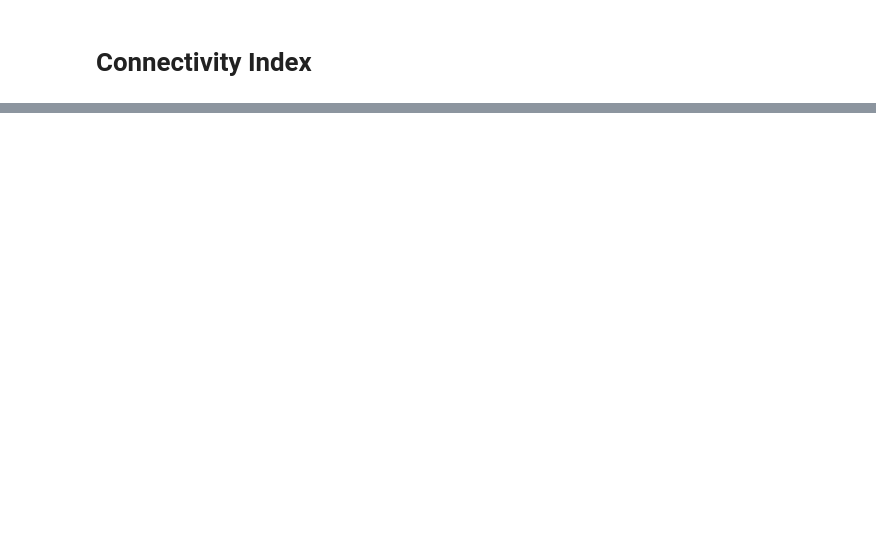
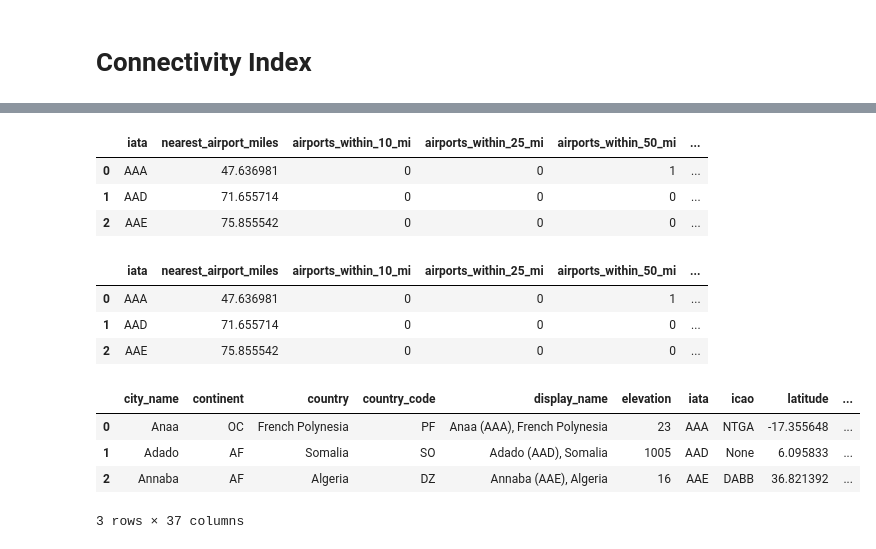
Before and after one commit to statzenthusiast921/Airport_Accessibility_Project, a Jupyter notebook: scripts/load_airports.ipynb, the cells around one changed output, grey strips where cells are left out. Drawn from its saved outputs; the diff is of its cells as text; code cells hidden in the pictures; blank space fills up the shorter version.

```diff
--- a/scripts/load_airports.ipynb
+++ b/scripts/load_airports.ipynb
@@ -198,0 +284,7 @@ what_did_i_do[what_did_i_do['iata']=="CEC"]
+# %%
+# Keep only the new columns when merging
+dist_cols = ["nearest_airport_miles", "airports_within_10_mi", "airports_within_25_mi",
+             "airports_within_50_mi", "airports_within_100_mi", "airports_within_250_mi", "airports_within_500_mi"]
+print(master_air_df.shape)
+master_air_df = master_air_df.merge(airports[["iata"] + dist_cols], on="iata", how="left")
+print(master_air_df.shape)
@@ -199,3 +315,57 @@ what_did_i_do[what_did_i_do['iata']=="CEC"]
+# %%
+# Components (higher = more redundancy)
+origins["c1"] = 1 / (1 + origins["nearest_airport_miles"])
+origins["c2"] = np.log1p(
+    (4 * origins["airports_within_10_mi"]) +
+    (3 * origins["airports_within_25_mi"]) +
+    (2 * origins["airports_within_50_mi"]) +
+    (1 * origins["airports_within_100_mi"]) +
+    (0.5 * origins["airports_within_250_mi"]) +
+    (0.25 * origins["airports_within_500_mi"])
+)
+origins["c3"] = 1 / (1 + origins["avg_route_miles"])
+origins["c4"] = origins["connectivity_index"]
+origins.head(3)
+# %% [output]
+|  | iata | nearest_airport_miles | airports_within_10_mi | airports_within_25_mi | airports_within_50_mi | ... |
+| 0 | AAA | 47.636981 | 0 | 0 | 1 | ... |
+| 1 | AAD | 71.655714 | 0 | 0 | 0 | ... |
+| 2 | AAE | 75.855542 | 0 | 0 | 0 | ... |
+# %%
+# Min-max normalize
+for col in ["c1", "c2", "c3", "c4"]:
+    lo, hi = origins[col].min(), origins[col].max()
+    origins[col + "_n"] = (origins[col] - lo) / (hi - lo) if hi > lo else 0.5
+
+# Weighted score
+weights = [0.25, 0.30, 0.20, 0.25]
+origins["redundancy_score"] = (
+    weights[0] * origins["c1_n"]
+    + weights[1] * origins["c2_n"]
+    + weights[2] * origins["c3_n"]
+    + weights[3] * origins["c4_n"]
+)
+
+lo = origins["redundancy_score"].min()
+hi = origins["redundancy_score"].max()
+origins["redundancy_score"] = (origins["redundancy_score"] - lo) / (hi - lo) * 100 if hi > lo else 50
+
+
+origins.head(3)
+# %% [output]
+|  | iata | nearest_airport_miles | airports_within_10_mi | airports_within_25_mi | airports_within_50_mi | ... |
+| 0 | AAA | 47.636981 | 0 | 0 | 1 | ... |
+| 1 | AAD | 71.655714 | 0 | 0 | 0 | ... |
+| 2 | AAE | 75.855542 | 0 | 0 | 0 | ... |
+# %%
+master_air_df = master_air_df.merge(origins[["iata", "redundancy_score"]], on="iata", how="left")
+master_air_df.head(3)
+# %% [output]
+|  | city_name | continent | country | country_code | display_name | elevation | iata | icao | latitude | ... |
+| 0 | Anaa | OC | French Polynesia | PF | Anaa (AAA), French Polynesia | 23 | AAA | NTGA | -17.355648 | ... |
+| 1 | Adado | AF | Somalia | SO | Adado (AAD), Somalia | 1005 | AAD | None | 6.095833 | ... |
+| 2 | Annaba | AF | Algeria | DZ | Annaba (AAE), Algeria | 16 | AAE | DABB | 36.821392 | ... |
+3 rows × 37 columns
 # %%
 # Save master_air_df as parquet (saves space vs CSV/JSON)
 master_air_df.to_parquet("master_air.parquet", index=False)
```
Also changed, not shown: parts of 17 cells of this notebook.
